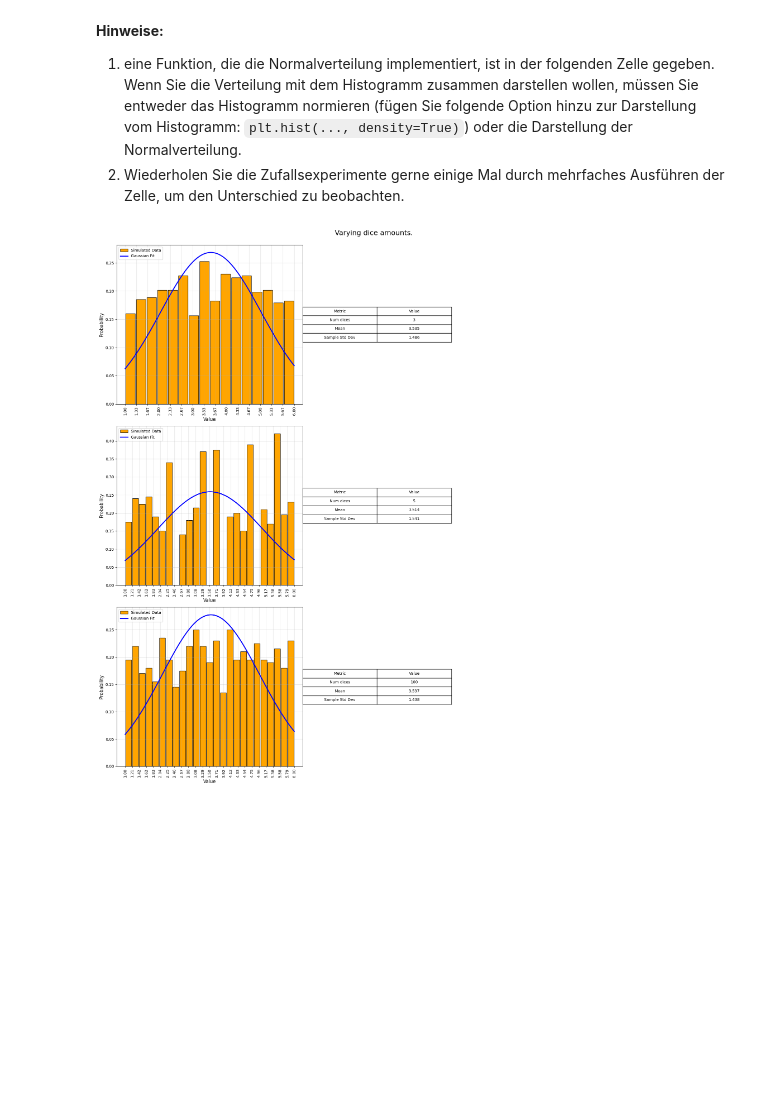
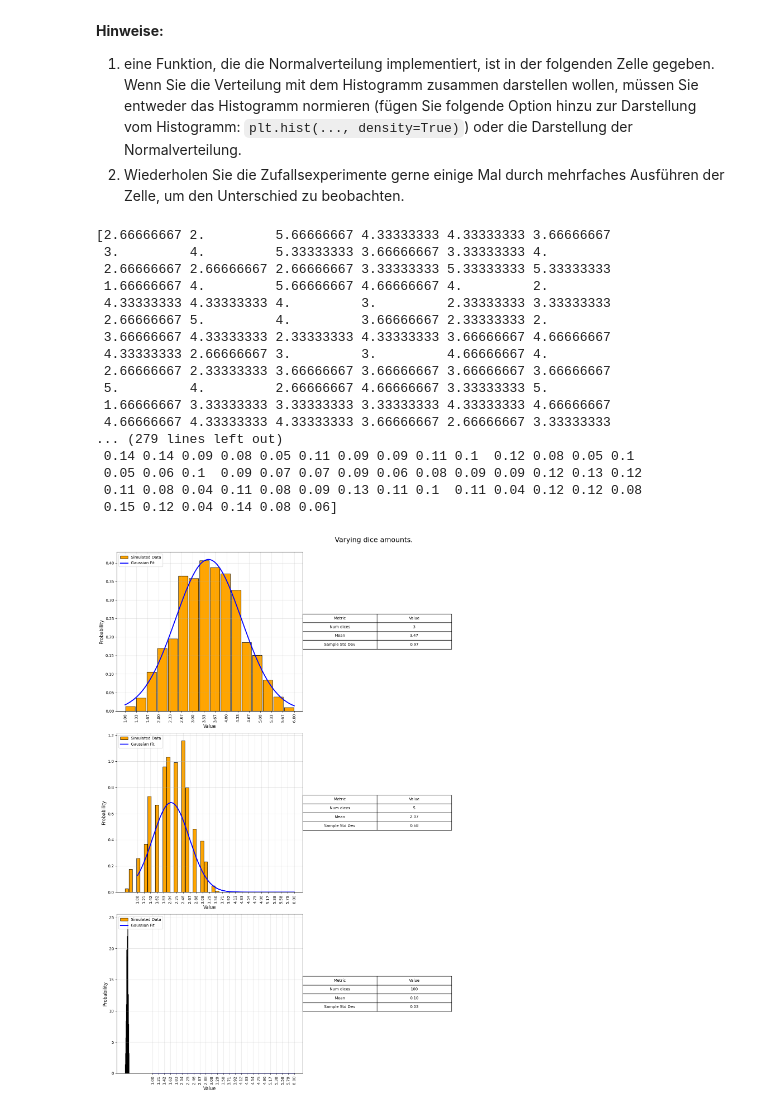
Before and after one commit to jrlk000/CgDa, a Jupyter notebook: SS26/Blatt01.ipynb, the cells around one changed output. Drawn from its saved outputs; the diff is of its cells as text; code cells hidden in the pictures; blank space fills up the shorter version.

```diff
--- a/SS26/Blatt01.ipynb
+++ b/SS26/Blatt01.ipynb
@@ -113,7 +113,13 @@ def dice_game_simulator(dice_sides:int, dices:int, throws:int, players:int)->tup
     "--"
     """
     rng = np.random.default_rng()
-    raw = np.array([rng.integers(low=1*dices, high=dice_sides*dices+1, size=throws) for _ in range(players)])
-    return raw, np.asarray(raw/dices, dtype=float)
+    raw = list()
+
+    #
+    for _ in range(throws):
+        raw.append(np.sum([rng.integers(low=1, high=dice_sides+1, size=dices)]))
+
+    raw = np.array(raw, dtype=float)
+    return raw, raw/dices
 # %%
 #start the game
@@ -393,10 +399,10 @@ num_bins = math.ceil((GameConst.DICES.value * GameConst.DICE_SIDES.value)/GameCo
 
 eye_sums_mean = list()
 #lop through the wished number of throws per game which is called N.
-for N in throws:
+for t in throws:
     _, eye_sum_mean = dice_game_simulator(GameConst.DICE_SIDES.value,
                                           GameConst.DICES.value,
-                                          N,
+                                          t,
                                           1)
     eye_sums_mean.append(eye_sum_mean)
     #print(eye_sum_mean)
@@ -602,7 +609,41 @@ fig.tight_layout()
 plt.show()
 """
 
-rng = np.random.default_rng()
+#throws = [GameConst.THROWS.value]
+throws = [1000]
+amount_of_dices = [GameConst.DICES.value, 5, 100]
+
+eye_sums_mean = list()
+bin_labels = list()
+max_amount_bins = 25
+
+#Use different values for throws per round N and different number of dices.
+"""for t in throws:
+    for num_dices in amount_of_dices:
+        #create the game data
+        _, eye_sum_mean = dice_game_simulator(GameConst.DICE_SIDES.value,
+                                              num_dices,
+                                              t,
+                                              1)
+        eye_sums_mean.append(eye_sum_mean)
+
+        print(eye_sum_mean)
+
+        #create bins
+        bin_label = [k/num_dices  for k in range(num_dices, GameConst.DICE_SIDES.value*num_dices + 1)]
+
+        if len(bin_label) > max_amount_bins:
+            bin_label = np.linspace(1, GameConst.DICE_SIDES.value, 25)
+
+        bin_labels.append(bin_label)"""
+_, eye_sum_mean = dice_game_simulator(GameConst.DICE_SIDES.value,
+                                              num_dices,
+                                              t,
+                                              1)
+eye_sums_mean.append()
+eye_sums_mean.append()
+eye_sums_mean.append()
+
 
 # Plot the different results for the varying number of game dices
 fig, ((ax1), (ax2), (ax3)) = plt.subplots(3, 1)
@@ -613,7 +654,7 @@ fig.set_size_inches(20, 20)
 
 # Note: I renamed the loop variable from 'bin' to 'current_bins'
 # so we don't accidentally overwrite Python's built-in bin() function!
-for ax, val, num_dices, current_bins in zip((ax1, ax2, ax3), eye_sums_mean, amount_of_dices, bin_labels):
+for ax, val, num_dices, current_bins in zip((ax1, ax2, ax3), eye_sums_mean, amount_of_dices,bin_labels):
 
     # Statistics
     am = np.mean(val)
@@ -630,33 +671,50 @@ for ax, val, num_dices, current_bins in zip((ax1, ax2, ax3), eye_sums_mean, amou
     x_axis = np.linspace(x_min, x_max, 100)
 
     # Plot the curve over the histogram
     ax.plot(x_axis, Gaussian(x_axis, mu=am, sigma=ssd), color="blue", linewidth=2.5, label="Gaussian Fit")
 
     # Place information in the axis
     table_data = [["Num dices", f"{num_dices}"],
-                  ["Mean", f"{am:.3f}"],
-                  ["Sample Std Dev", f"{ssd:.3f}"]]
+                  ["Mean", f"{am:.2f}"],
+                  ["Sample Std Dev", f"{ssd:.2f}"]]
 
     # Adding the table to the axis
     my_table = ax.table(cellText=table_data,
                         colLabels=["Metric", "Value"],
                         loc='right',
                         cellLoc='center')
 
     my_table.scale(0.8, 1.5)
 
     # Strictly enforce your defined bins and precision for the x-ticks
     ax.set_xticks(current_bins)
     ax.set_xticklabels([f"{x:.2f}" for x in current_bins], rotation=90)
 
     # Plot formatting
     ax.set_aspect('auto')
     ax.grid(alpha=0.4) # Slightly lighter grid so it doesn't visually clash with the orange bars
     ax.set_xlabel("Value", fontsize=12)
     ax.set_ylabel("Probability", fontsize=12)
     ax.legend(loc="upper left")
 
 plt.tight_layout()
 plt.show()
 # %% [output]
+[2.66666667 2.         5.66666667 4.33333333 4.33333333 3.66666667
+ 3.         4.         5.33333333 3.66666667 3.33333333 4.
+ 2.66666667 2.66666667 2.66666667 3.33333333 5.33333333 5.33333333
+ 1.66666667 4.         5.66666667 4.66666667 4.         2.
+ 4.33333333 4.33333333 4.         3.         2.33333333 3.33333333
+ 2.66666667 5.         4.         3.66666667 2.33333333 2.
+ 3.66666667 4.33333333 2.33333333 4.33333333 3.66666667 4.66666667
+ 4.33333333 2.66666667 3.         3.         4.66666667 4.
+ 2.66666667 2.33333333 3.66666667 3.66666667 3.66666667 3.66666667
+ 5.         4.         2.66666667 4.66666667 3.33333333 5.
+ 1.66666667 3.33333333 3.33333333 3.33333333 4.33333333 4.66666667
+ 4.66666667 4.33333333 4.33333333 3.66666667 2.66666667 3.33333333
+... (279 lines left out)
+ 0.14 0.14 0.09 0.08 0.05 0.11 0.09 0.09 0.11 0.1  0.12 0.08 0.05 0.1
+ 0.05 0.06 0.1  0.09 0.07 0.07 0.09 0.06 0.08 0.09 0.09 0.12 0.13 0.12
+ 0.11 0.08 0.04 0.11 0.08 0.09 0.13 0.11 0.1  0.11 0.04 0.12 0.12 0.08
+ 0.15 0.12 0.04 0.14 0.08 0.06]
-[figure, old version]
+[figure, new version]
```
Also changed, not shown: parts of 5 cells of this notebook, 3 other files.
